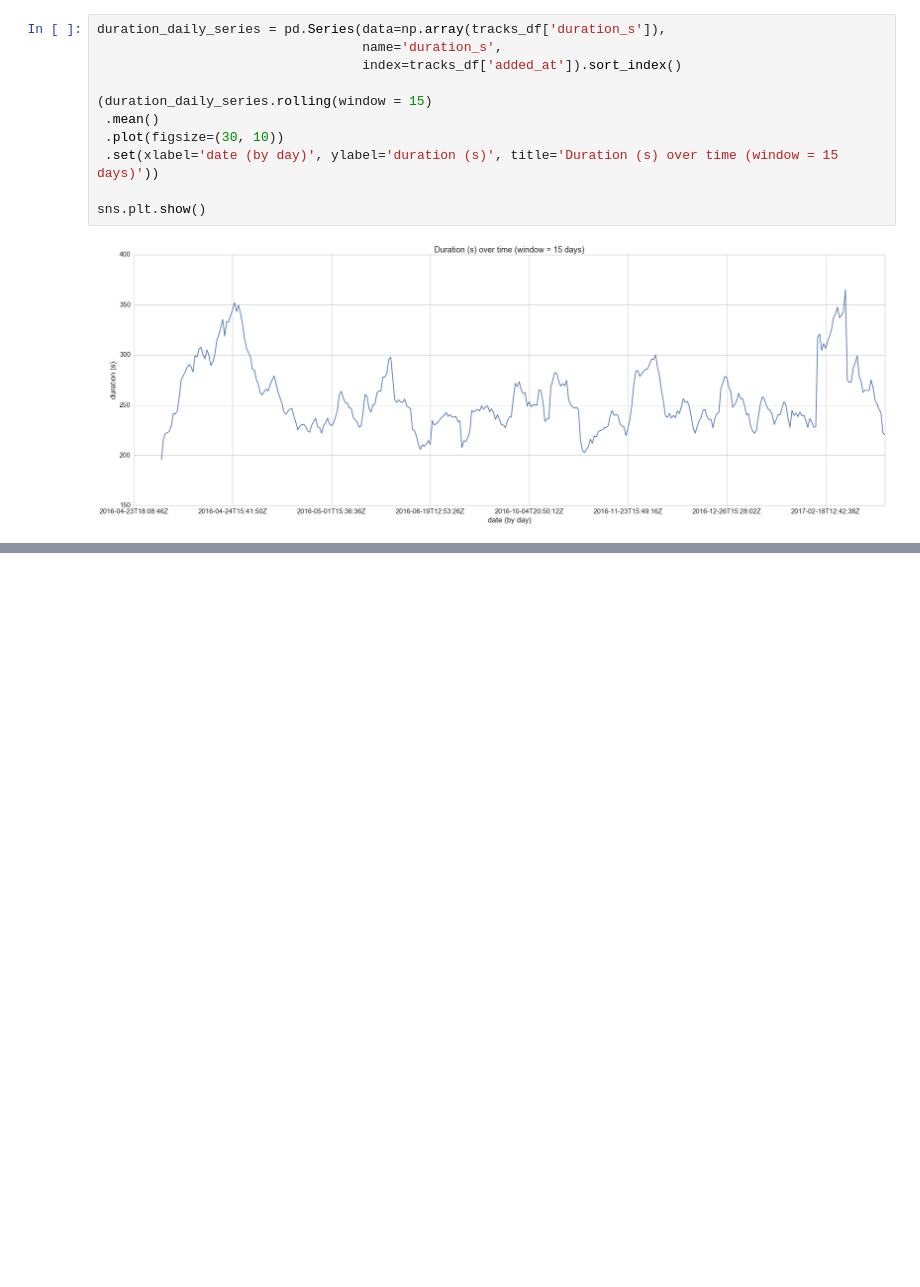
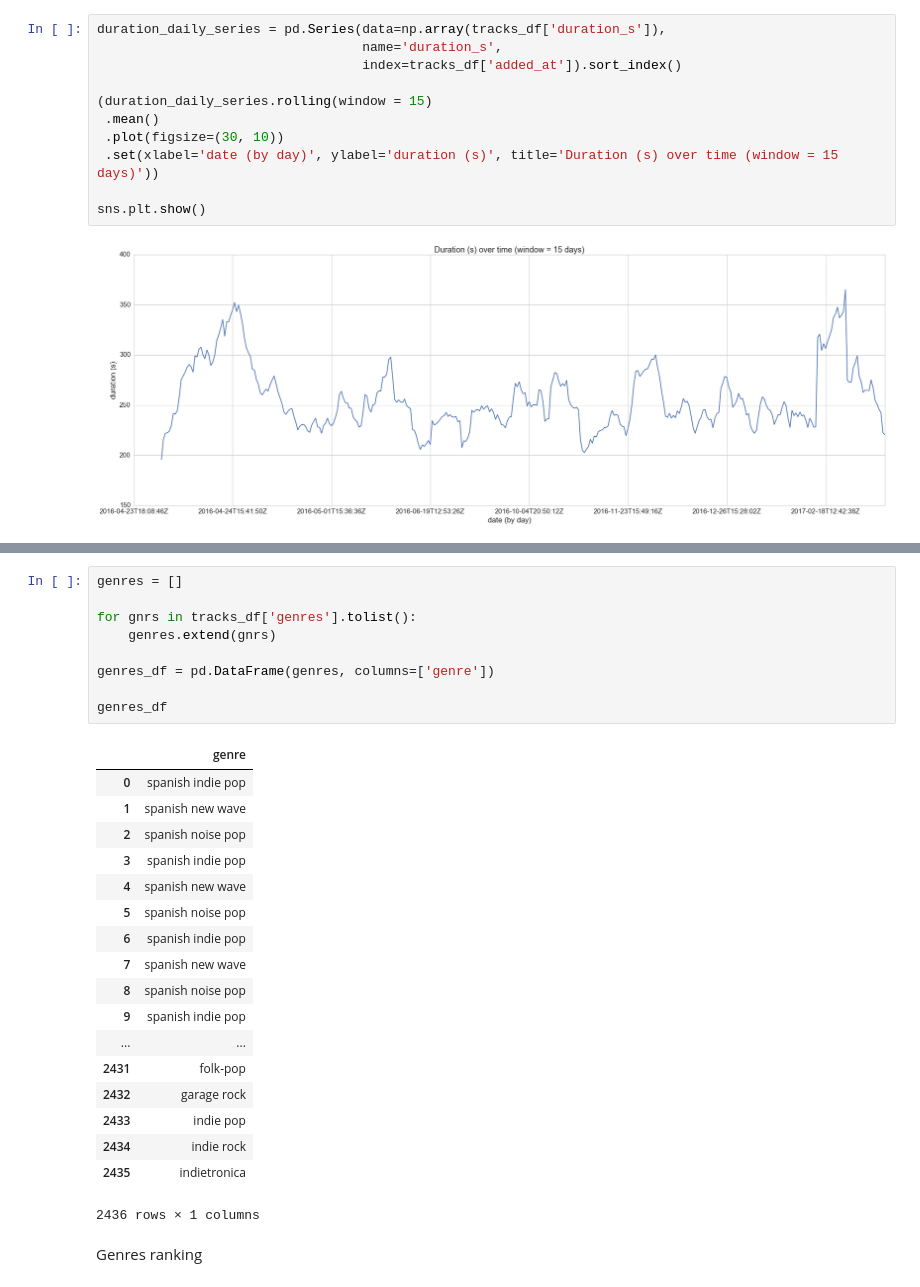
Before and after one commit to jvicentem/playing-around-with-spotify-api, a Jupyter notebook: playing-around-with-spotipy.ipynb, the cells around one changed output, grey strips where cells are left out. Drawn from its saved outputs; the diff is of its cells as text; blank space fills up the shorter version.

```diff
--- a/playing-around-with-spotipy.ipynb
+++ b/playing-around-with-spotipy.ipynb
@@ -248,0 +274,30 @@ sns.plt.show()
+# %%
+genres = []
+
+for gnrs in tracks_df['genres'].tolist():
+    genres.extend(gnrs)
+
+genres_df = pd.DataFrame(genres, columns=['genre'])
+
+genres_df
+# %% [output]
+|  | genre |
+| 0 | spanish indie pop |
+| 1 | spanish new wave |
+| 2 | spanish noise pop |
+| 3 | spanish indie pop |
+| 4 | spanish new wave |
+| 5 | spanish noise pop |
+| 6 | spanish indie pop |
+| 7 | spanish new wave |
+| 8 | spanish noise pop |
+| 9 | spanish indie pop |
+| ... | ... |
+| 2431 | folk-pop |
+| 2432 | garage rock |
+| 2433 | indie pop |
+| 2434 | indie rock |
+| 2435 | indietronica |
+2436 rows × 1 columns
+# %% [markdown]
+Genres ranking
```
Also changed, not shown: parts of 7 cells of this notebook.
